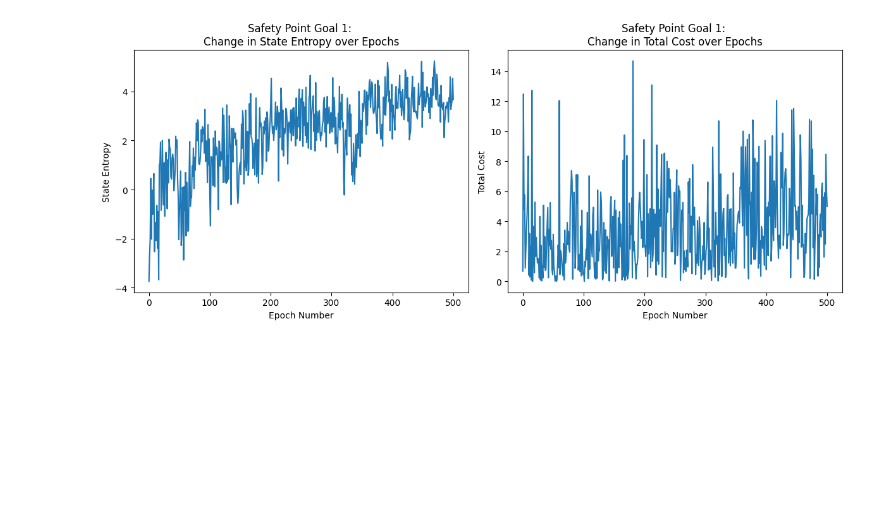
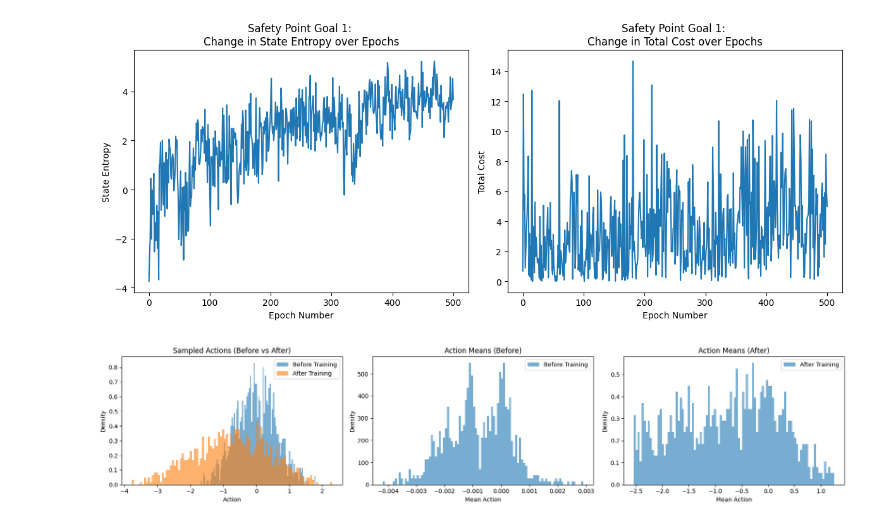
Before and after one commit to micobruh/safe-rl, a Jupyter notebook: visualization.ipynb, the cells around one changed output. Cells and saved outputs as stored; diff of their text form; code cells hidden in the pictures; blank space fills up the shorter version.

Commit message:
New visualizations

```diff
--- a/visualization.ipynb
+++ b/visualization.ipynb
@@ -143,0 +294,4 @@ fig.tight_layout()
+# %%
+visualize_policy_comparison("./results/MountainCarContinuous/MEPOL")
+# %% [output]
+[figure, added]
```
Also changed, not shown: parts of 8 cells of this notebook, 1 other file.
